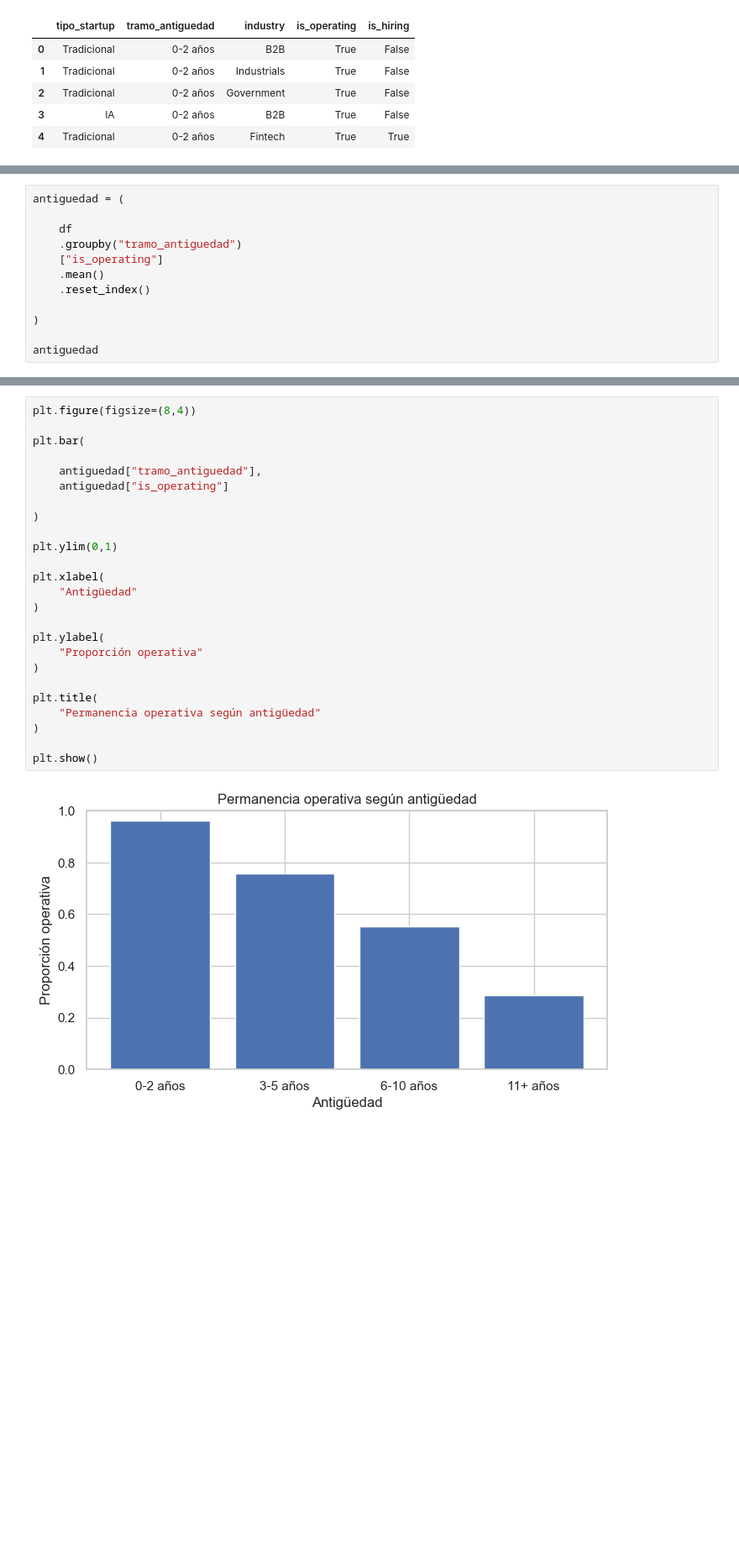
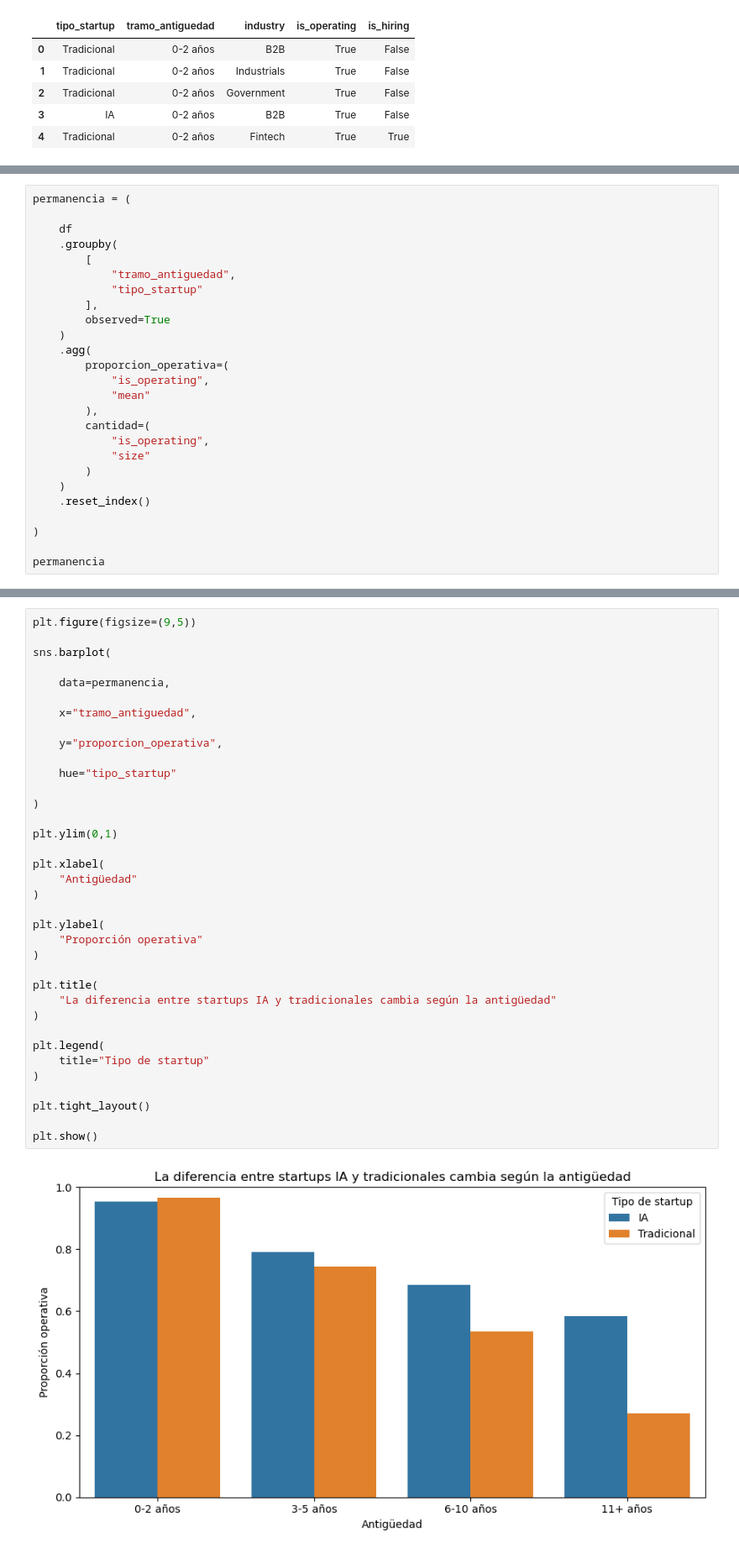
Before and after one commit to DanielCas7illo/U-Andres-Bello, a Jupyter notebook: F4/F4_AnálisisyResultados.ipynb, the cells around one changed output, grey strips where cells are left out. Shown at 84% size. Cells and saved outputs as stored; diff of their text form; blank space fills up the shorter version.

```diff
--- a/F4/F4_AnálisisyResultados.ipynb
+++ b/F4/F4_AnálisisyResultados.ipynb
@@ -277,13 +133,27 @@ df["tramo_antiguedad"] = pd.cut(
 # %%
-antiguedad = (
+permanencia = (
 
     df
-    .groupby("tramo_antiguedad")
-    ["is_operating"]
-    .mean()
+    .groupby(
+        [
+            "tramo_antiguedad",
+            "tipo_startup"
+        ],
+        observed=True
+    )
+    .agg(
+        proporcion_operativa=(
+            "is_operating",
+            "mean"
+        ),
+        cantidad=(
+            "is_operating",
+            "size"
+        )
+    )
     .reset_index()
 
 )
 
-antiguedad
+permanencia
 # %% [output]
@@ -295,27 +169,38 @@ antiguedad
 # %%
-plt.figure(figsize=(8,4))
+plt.figure(figsize=(9,5))
 
-plt.bar(
+sns.barplot(
 
-    antiguedad["tramo_antiguedad"],
-    antiguedad["is_operating"]
+    data=permanencia,
+
+    x="tramo_antiguedad",
+
+    y="proporcion_operativa",
+
+    hue="tipo_startup"
 
 )
 
 plt.ylim(0,1)
 
 plt.xlabel(
     "Antigüedad"
 )
 
 plt.ylabel(
     "Proporción operativa"
 )
 
 plt.title(
-    "Permanencia operativa según antigüedad"
+    "La diferencia entre startups IA y tradicionales cambia según la antigüedad"
 )
 
+plt.legend(
+    title="Tipo de startup"
+)
+
+plt.tight_layout()
+
 plt.show()
 # %% [output]
-[figure, old version]
+[figure, new version]
```
Also changed, not shown: parts of 32 cells of this notebook.
